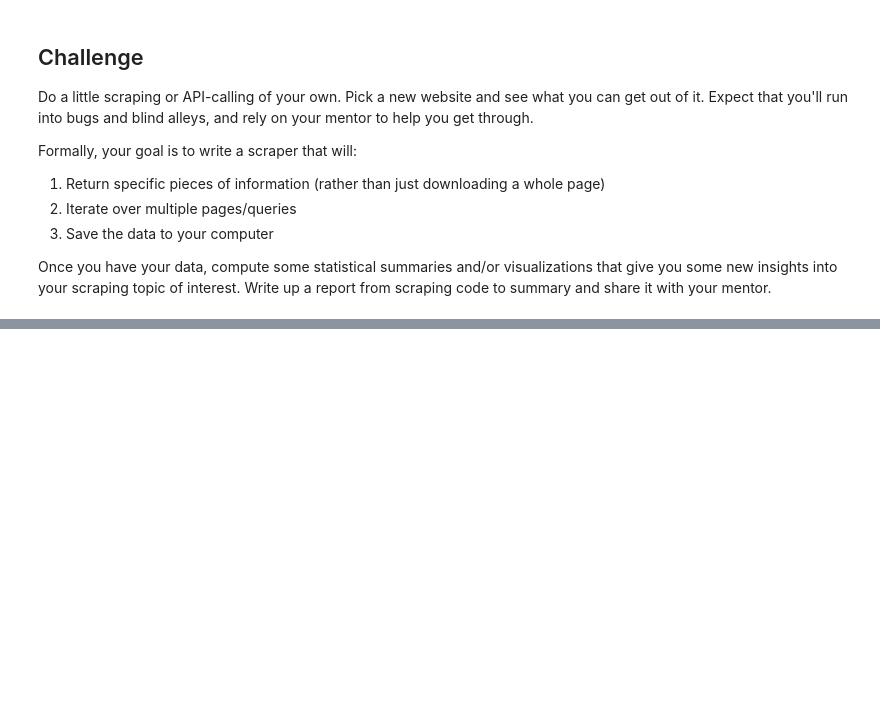
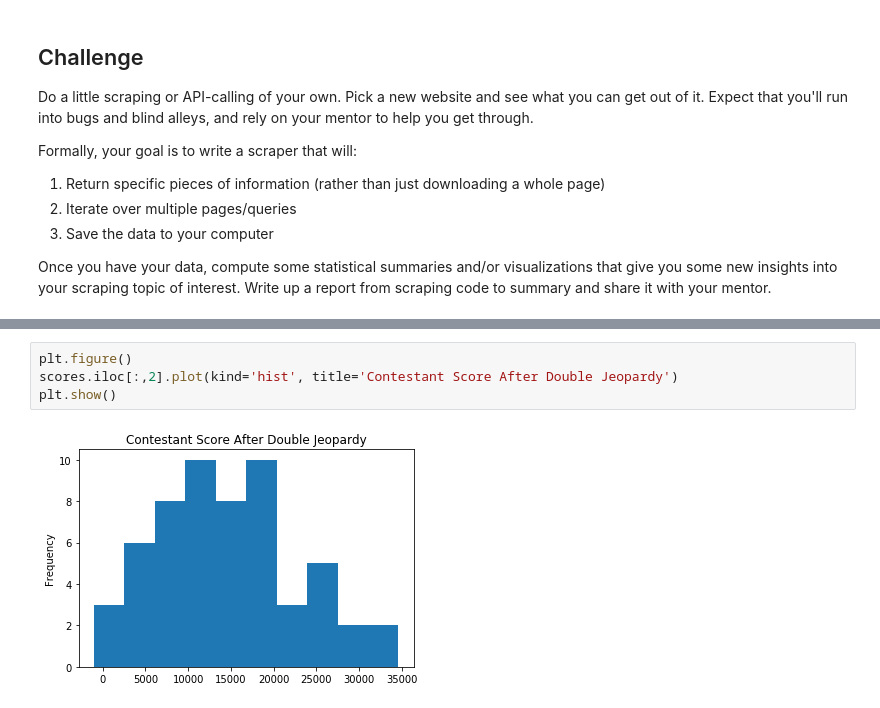
Before and after one commit to yfstafford/Thinkful, a Jupyter notebook: Unit 5/Bootcamp 5.2.4 APIs.ipynb, the cells around one changed output, grey strips where cells are left out. Cells and saved outputs as stored; diff of their text form; blank space fills up the shorter version.

```diff
--- a/Unit 5/Bootcamp 5.2.4 APIs.ipynb
+++ b/Unit 5/Bootcamp 5.2.4 APIs.ipynb
@@ -209,0 +192,6 @@ print('First 100 links extracted!')
+# %%
+plt.figure()
+scores.iloc[:,2].plot(kind='hist', title='Contestant Score After Double Jeopardy')
+plt.show()
+# %% [output]
+[figure, added]
```
Also changed, not shown: parts of 41 cells of this notebook, 2 other files.
